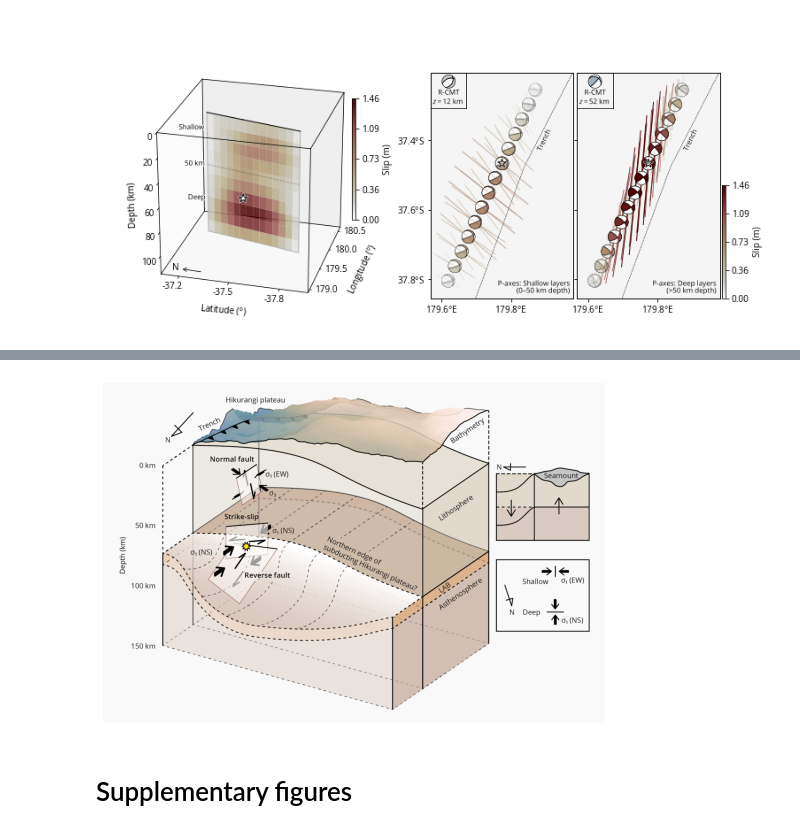
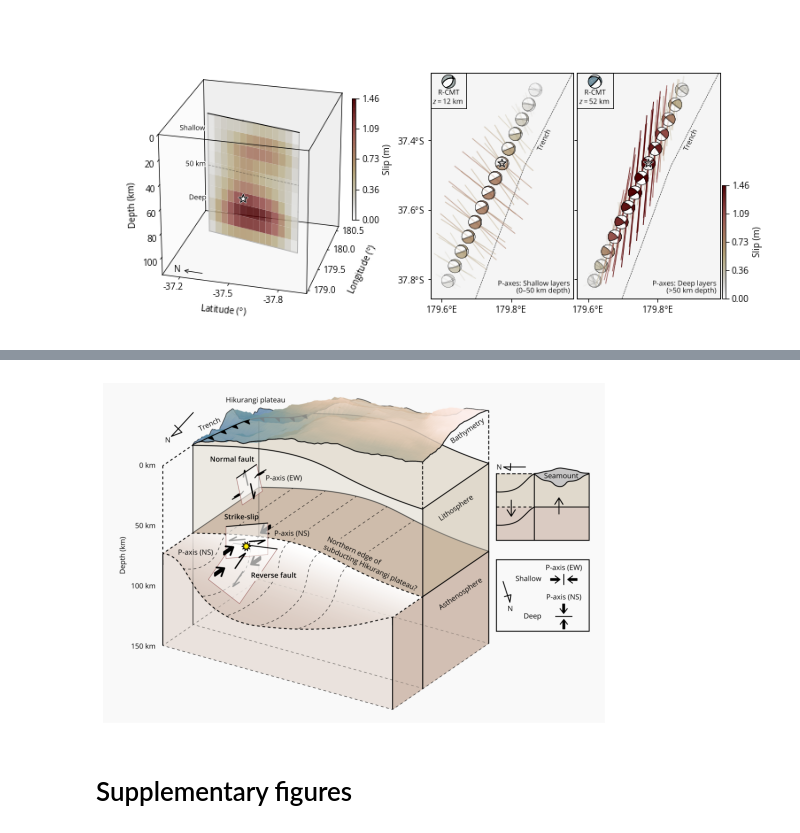
Before and after one commit to rokuwaki/2021EastCapeNZ, a Jupyter notebook: scripts/figure.ipynb, the cells around one changed output, grey strips where cells are left out. Saved outputs shown, nothing was run; the diff lists cells and outputs as text; code cells hidden in the pictures.

```diff
--- a/scripts/figure.ipynb
+++ b/scripts/figure.ipynb
@@ -34,14 +18,14 @@ Substituting with a symbol from Computer Modern.
 # %%
 import matplotlib.pyplot as plt
 import matplotlib.image as mpimg
 
 fig = plt.figure(figsize=(3, 3))
-image = mpimg.imread('../fig/fig4.png')
+image = mpimg.imread('../fig/fig4R1.png')
 _ax = fig.add_axes([0, 0, image.T.shape[1]*1e-3, image.T.shape[2]*1e-3])
 _ax.imshow(image)
 _ax.axis('off'); plt.show()
 # %% [output]
-[figure, old version]
+[figure, new version]
 # %% [markdown]
 # Supplementary figures
 # %%
```
Also changed, not shown: parts of 5 cells of this notebook, 5 other files.
